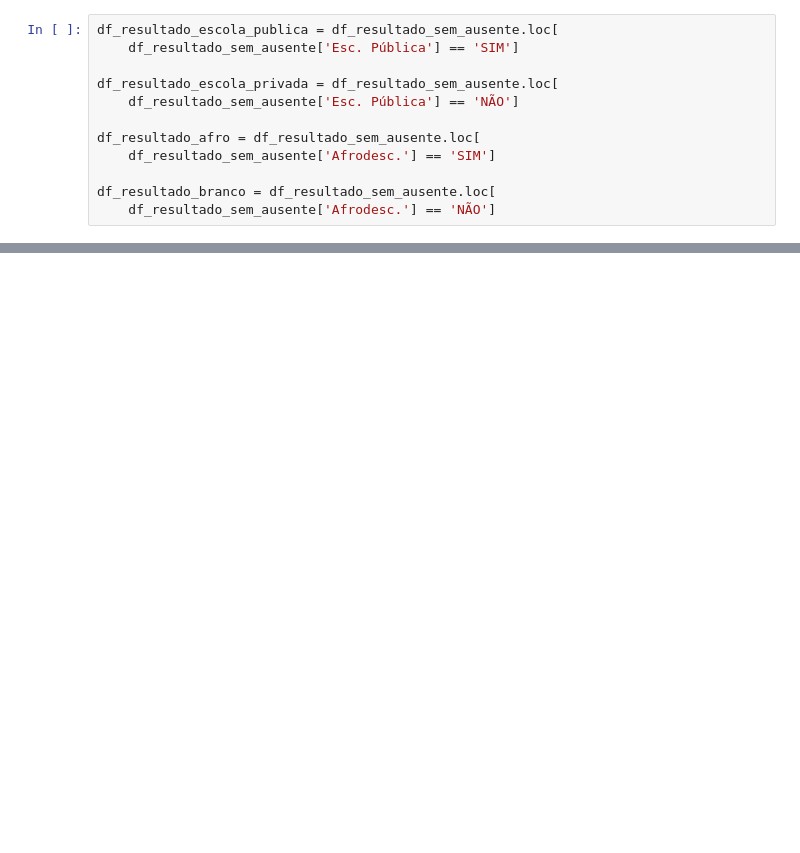
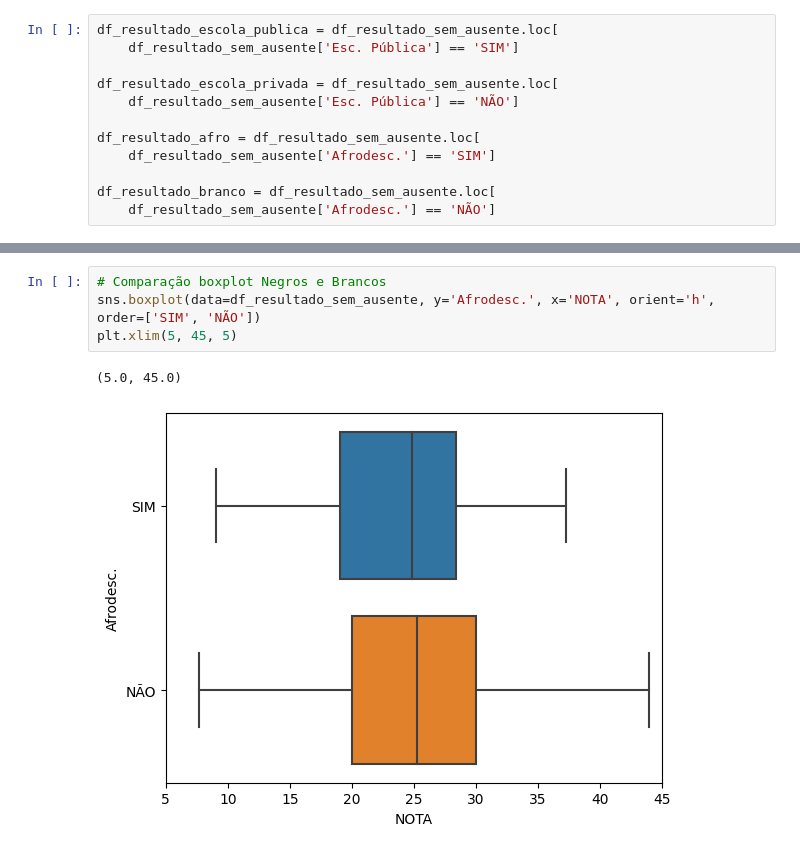
Before and after one commit to MirianGuerra/Resultado_ETEC, a Jupyter notebook: resultado_etec.ipynb, the cells around one changed output, grey strips where cells are left out. Saved outputs shown, nothing was run; the diff lists cells and outputs as text; blank space fills up the shorter version.

```diff
--- a/resultado_etec.ipynb
+++ b/resultado_etec.ipynb
@@ -106,0 +92,7 @@ AttributeError: Rectangle.set() got an unexpected keyword argument 'sorted'
+# %%
+# Comparação boxplot Negros e Brancos
+sns.boxplot(data=df_resultado_sem_ausente, y='Afrodesc.', x='NOTA', orient='h',  order=['SIM', 'NÃO'])
+plt.xlim(5, 45, 5)
+# %% [output]
+(5.0, 45.0)
+[figure, added]
```
Also changed, not shown: parts of 5 cells of this notebook.
